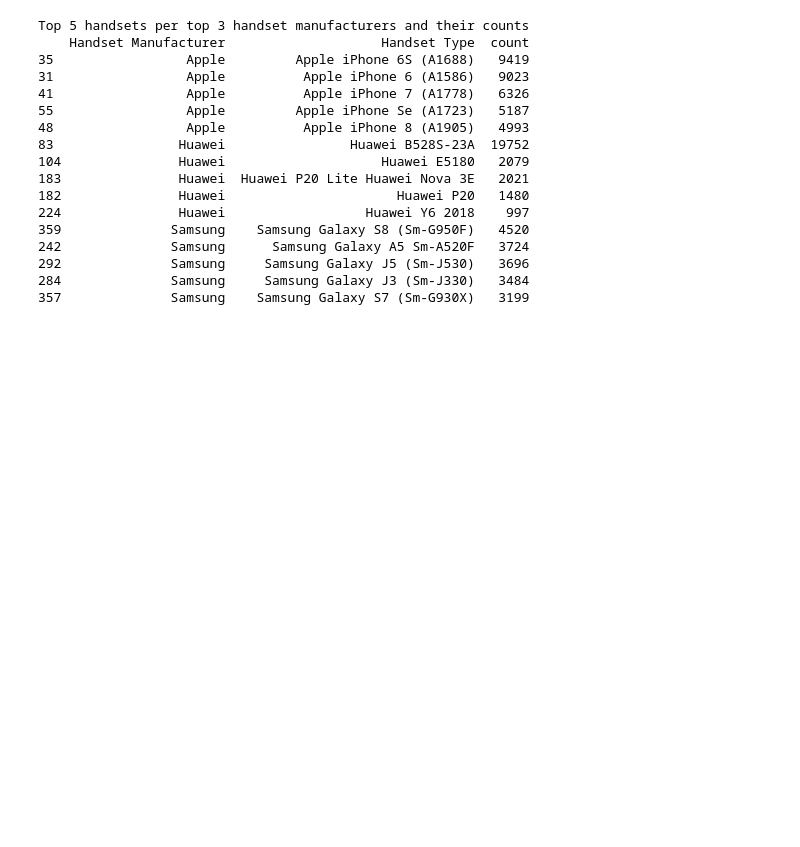
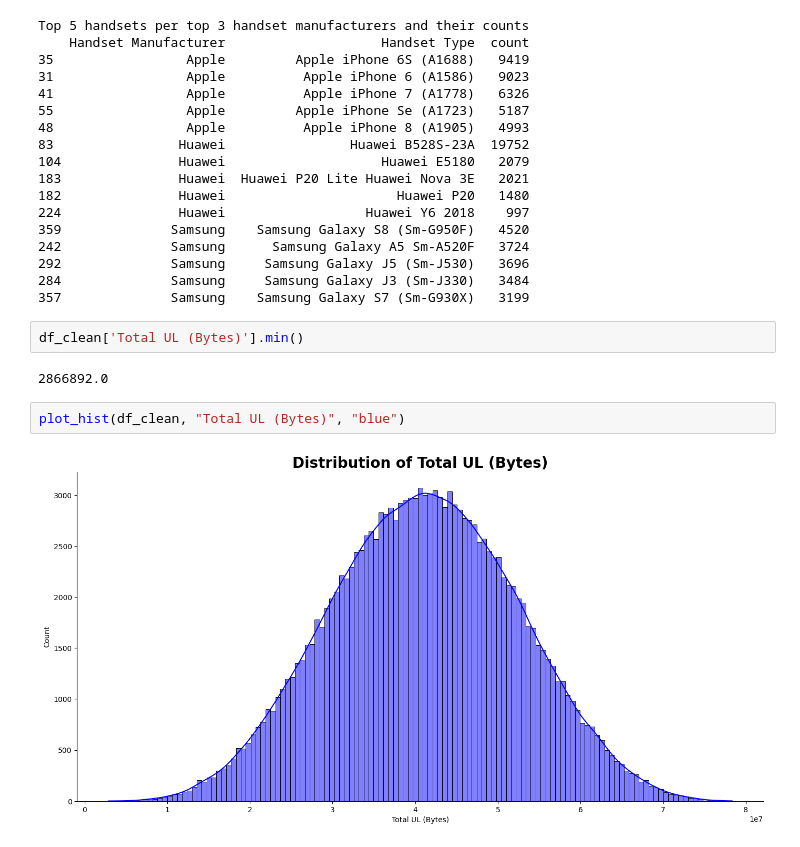
Before and after one commit to abrishdew/User-Analytics-in-the-Telecommunication-Industry, a Jupyter notebook: Home.ipynb, the cells around one changed output. Drawn from its saved outputs; the diff is of its cells as text; blank space fills up the shorter version.

```diff
--- a/Home.ipynb
+++ b/Home.ipynb
@@ -308,3 +308,11 @@ Top 5 handsets per top 3 handset manufacturers and their counts
 292              Samsung     Samsung Galaxy J5 (Sm-J530)   3696
 284              Samsung     Samsung Galaxy J3 (Sm-J330)   3484
 357              Samsung    Samsung Galaxy S7 (Sm-G930X)   3199
+# %%
+df_clean['Total UL (Bytes)'].min()
+# %% [output]
+2866892.0
+# %%
+plot_hist(df_clean, "Total UL (Bytes)", "blue")
+# %% [output]
+[figure, added]
```
Also changed, not shown: parts of 3 cells of this notebook.
